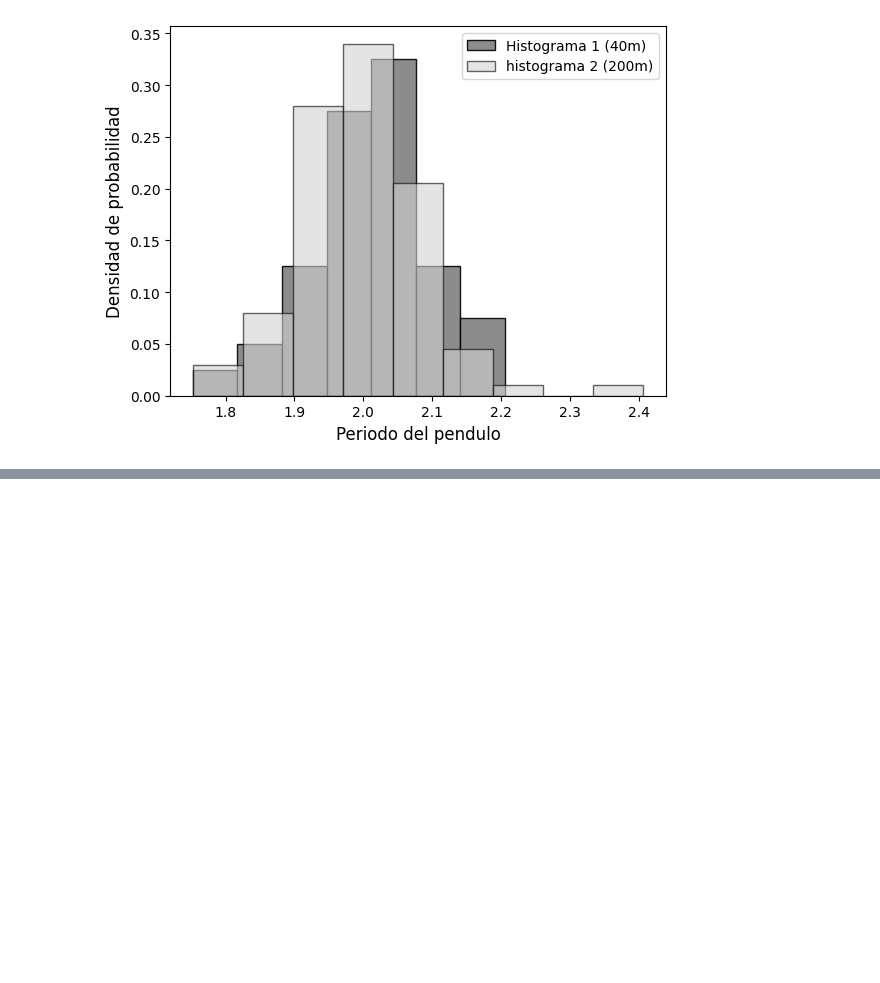
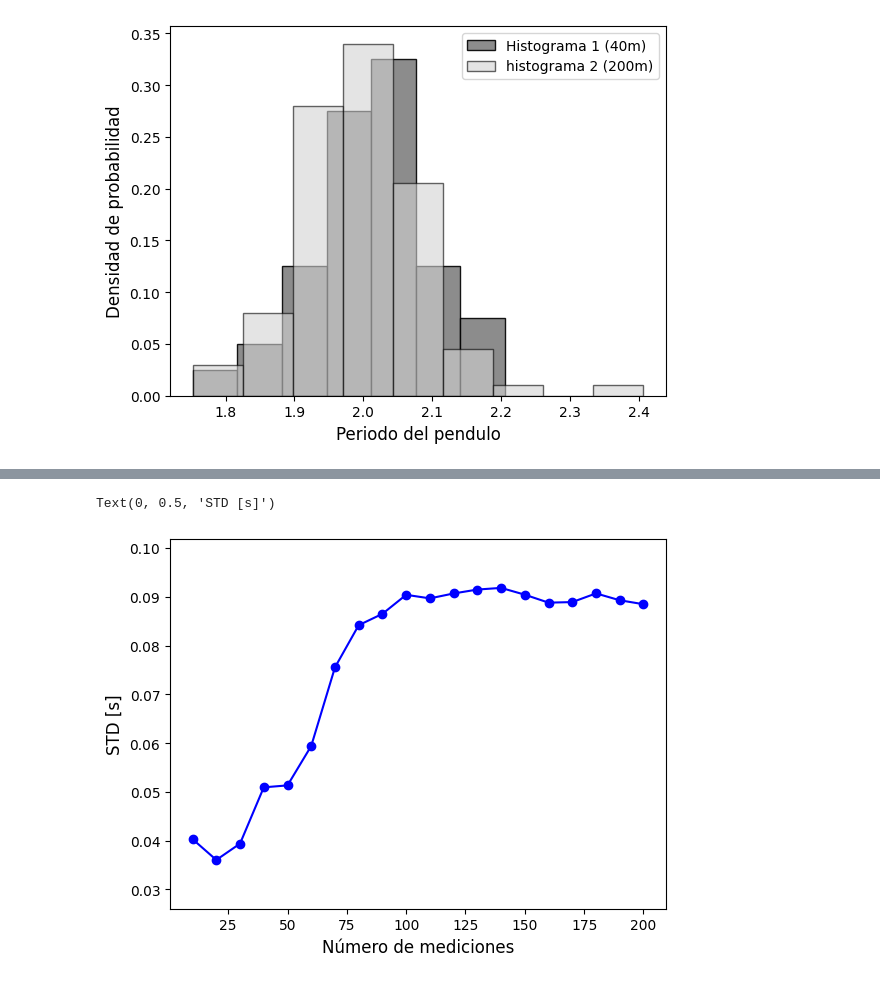
Before and after one commit to jerovernay/Laboratorio1, a Jupyter notebook: Tp1/Tp1_2.ipynb, the cells around one changed output, grey strips where cells are left out. Cells and saved outputs as stored; diff of their text form; code cells hidden in the pictures; blank space fills up the shorter version.

```diff
--- a/Tp1/Tp1_2.ipynb
+++ b/Tp1/Tp1_2.ipynb
@@ -197,0 +215,11 @@ plt.show()
+# %%
+# Grafico STD
+
+plt.figure(2)
+plt.plot(N_datos,Ss , 'o-', color='blue')
+plt.ylim(min(Ss)-0.01, max(Ss)+0.01)
+plt.xlabel('Número de mediciones', fontsize=12)
+plt.ylabel('STD [s]', fontsize=12)
+# %% [output]
+Text(0, 0.5, 'STD [s]')
+[figure, added]
```
Also changed, not shown: parts of 9 cells of this notebook.
